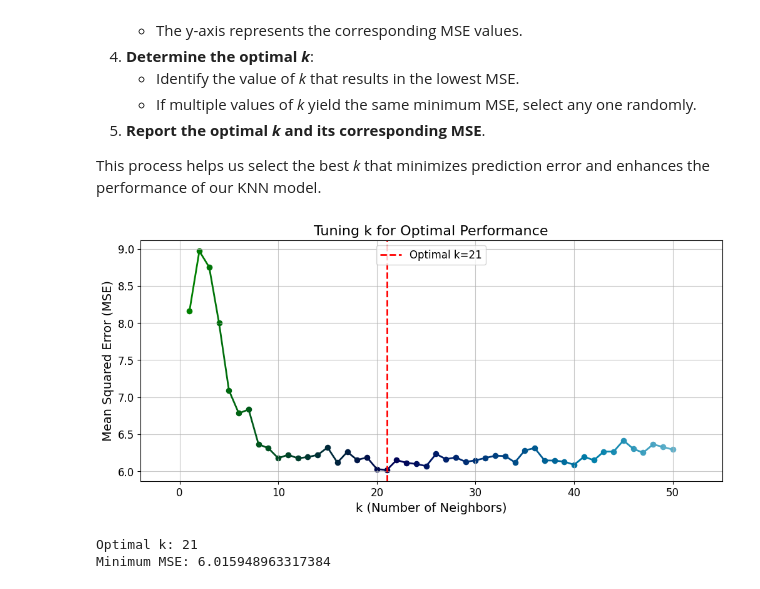
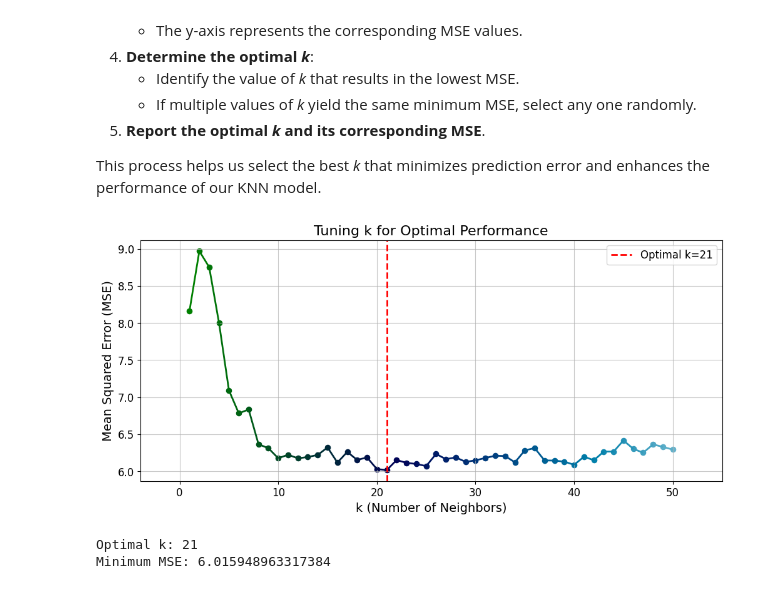
Before and after one commit to GPushkar1611/AI1013-Assignments, a Jupyter notebook: AI1013_assignment_2_AI24BTECH11012/code.ipynb, the cells around one changed output. Saved outputs shown, nothing was run; the diff lists cells and outputs as text; code cells hidden in the pictures.

Commit message:
edited final plot

```diff
--- a/AI1013_assignment_2_AI24BTECH11012/code.ipynb
+++ b/AI1013_assignment_2_AI24BTECH11012/code.ipynb
@@ -398,35 +398,35 @@ for i, k in enumerate(k_values):
 points = np.array([k_values, mse_values]).T.reshape(-1, 1, 2)
 segments = np.concatenate([points[:-1], points[1:]], axis=1)
 lc = LineCollection(segments, cmap='ocean', norm=plt.Normalize(0, 1))
 lc.set_array(np.linspace(0, 0.8, len(k_values)))  # Apply the gradient
 lc.set_linewidth(2)
 
 plt.gca().add_collection(lc)  # Add the gradient line to the plot
 
 # Mark the optimal k value with a red dashed vertical line
 plt.axvline(optimal_k, color='r', linestyle='--', linewidth=2, label=f'Optimal k={optimal_k}')
 
 # Customize x-axis tick intervals and limits for better readability
 plt.xticks(ticks=np.arange(min(k_values) - 1, max(k_values) + 1, 10))  # Set tick intervals (e.g., 0,10,20,...)
 plt.xlim(min(k_values) - 5, max(k_values) + 5)  # Extend x-axis range for better spacing
 
 # Customize aesthetics for clarity and readability
 plt.grid(True, alpha=0.7)  # Add a light grid for better visualization
 plt.xlabel('k (Number of Neighbors)', fontsize=14)
 plt.ylabel('Mean Squared Error (MSE)', fontsize=14)
 plt.title('Tuning k for Optimal Performance', fontsize=16)
 
 # Improve tick mark visibility with bold labels
 plt.xticks(fontsize=12)
 plt.yticks(fontsize=12)
 
 # Add a legend with a visible frame at the top center
-plt.legend(fontsize=12, frameon=True, loc="upper center")
+plt.legend(fontsize=12, frameon=True)
 
 # Display the final plot
 plt.show()
 # %% [output]
-[figure, old version]
+[figure, new version]
 # %%
 # Output results
 print(f"Optimal k: {optimal_k}")
```
Also changed, not shown: 1 other file.
